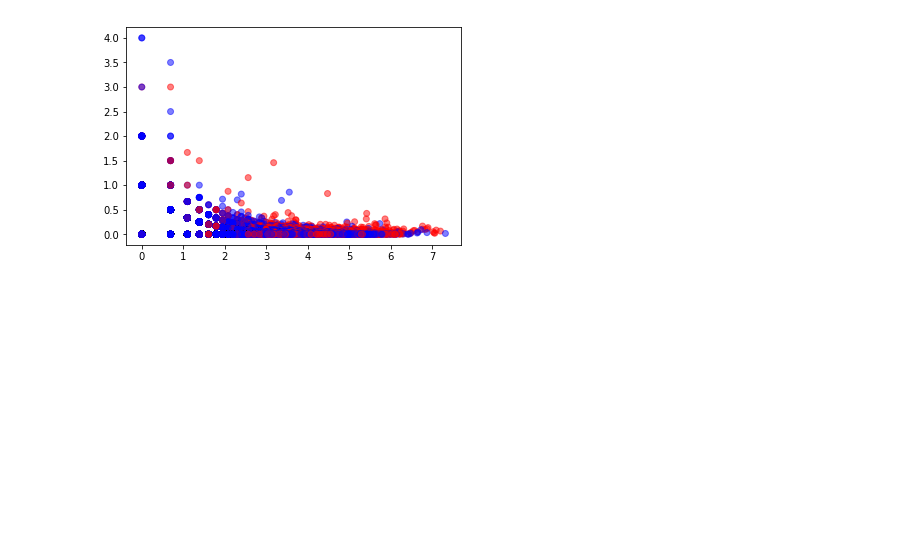
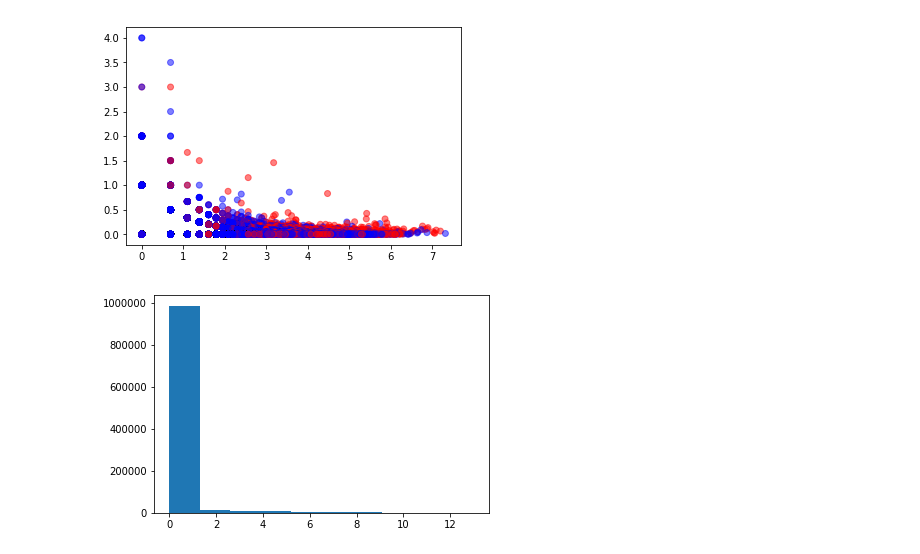
Before and after one commit to CornellDataScience/Yelp, a Jupyter notebook: salt-baes/Kenta/tip.analysis.ipynb, the cells around one changed output. Saved outputs shown, nothing was run; the diff lists cells and outputs as text; code cells hidden in the pictures; blank space fills up the shorter version.

Commit message:
user types, review and business correlations

```diff
--- a/salt-baes/Kenta/tip.analysis.ipynb
+++ b/salt-baes/Kenta/tip.analysis.ipynb
@@ -252,3 +265,22 @@ plt.scatter(map(math.log, user_tips_df['total'][1:]), user_tips_df['like_rate'][
 plt.show()
 # %% [output]
 [figure]
+# %%
+# create 2 new columns in tips. by_elite and by_future_elite
+
+# create a data frame
+user_df = pd.DataFrame(users)
+# %%
+def elite_length(x):
+    if x[0] != 'None':
+        return len(x)
+    else:
+        return 0
+
+user_df['elite_duration'] = user_df['elite'].apply(elite_length)
+# %%
+# histogram for the duration of elite years
+plt.hist(user_df['elite_duration'])
+plt.show()
+# %% [output]
+[figure, added]
```
Also changed, not shown: parts of 33 cells of this notebook.
